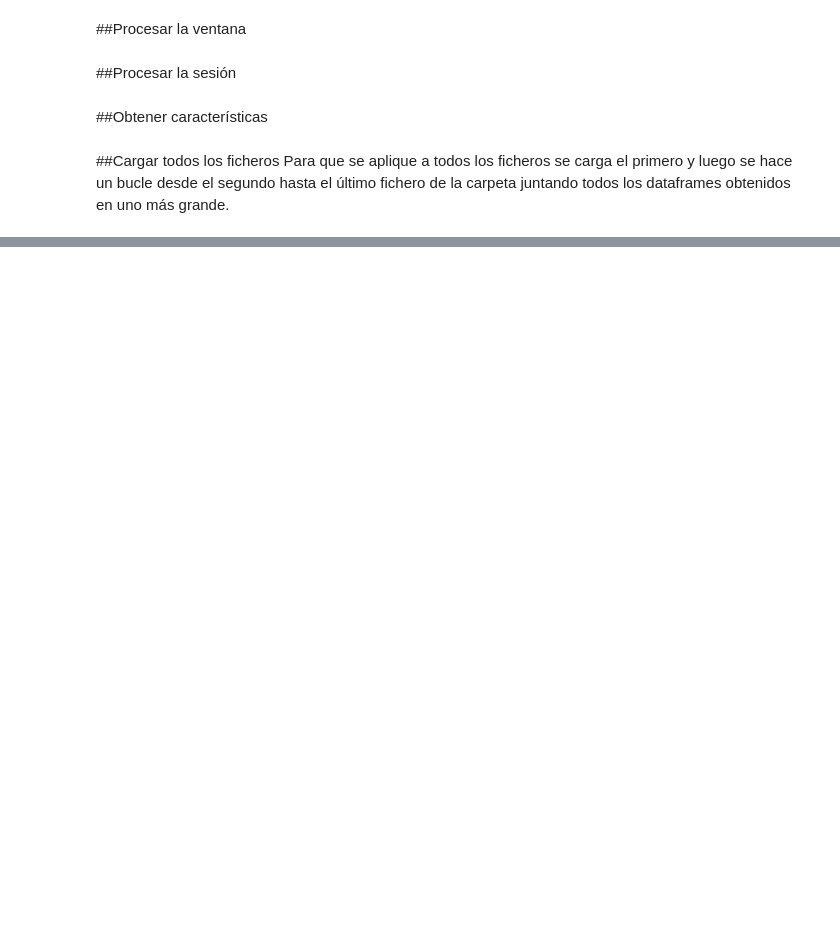
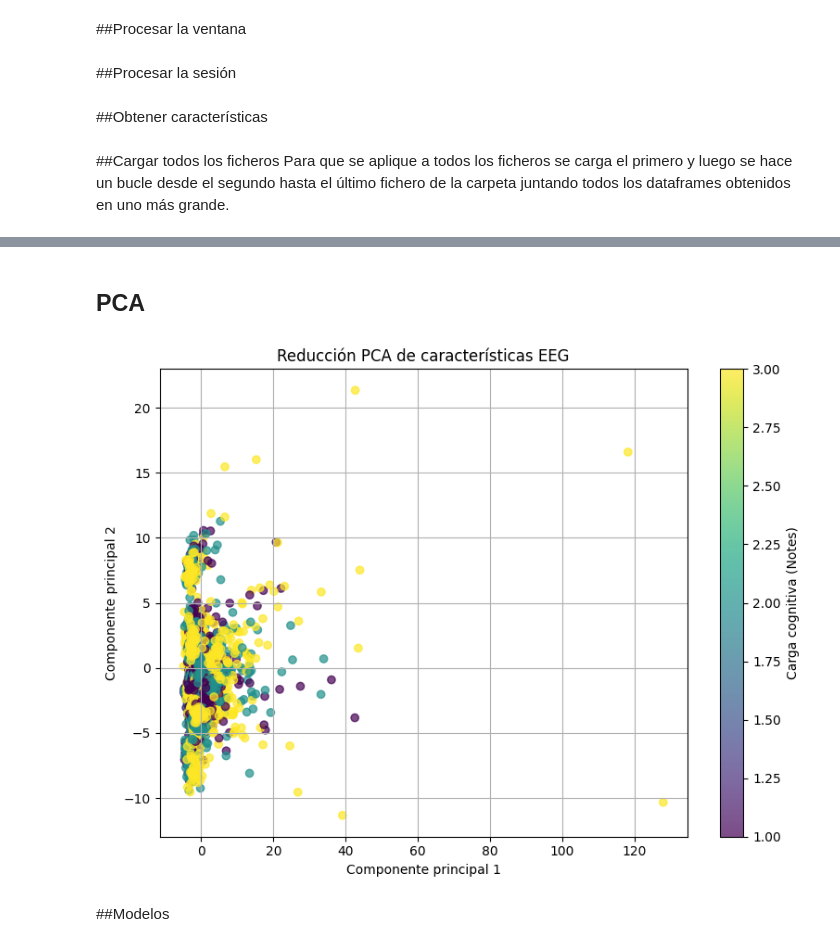
Before and after one commit to loleandote22/PruebasAprendizaje, a Jupyter notebook: Ejercicio.ipynb, the cells around one changed output, grey strips where cells are left out. Cells and saved outputs as stored; diff of their text form; code cells hidden in the pictures; blank space fills up the shorter version.

```diff
--- a/Ejercicio.ipynb
+++ b/Ejercicio.ipynb
@@ -74,13 +86,7 @@ def cargar_fichero(nombre_ficheroNBack, nombre_ficheroEEG):
 def unir (EEG_Data, NBack_Data):
   EEG_Data = EEG_Data.sort_values(by='Time')
   NBack_Data = NBack_Data.sort_values(by='Time')
-  aligned = pd.merge_asof(
-    EEG_Data, NBack_Data,
-    on='Time',
-    direction='nearest',
-    tolerance=0.002
-  )
-  aligned
+  aligned = pd.merge_asof(EEG_Data, NBack_Data, on='Time', direction='nearest', tolerance=0.002)
   return aligned
 # %% [markdown]
 ##Ventaneo
@@ -89,7 +96,7 @@ Se supone que las mediciones tienen una frecuencia de 256hz y se van a realizar
 # %%
 def ventaneo(datos):
   intervalo = 256
-  segundos  = 4
+  segundos  = 2
   ventana = segundos*intervalo
   ventanal = []
   indice = 0
@@ -163,9 +161,9 @@ Para que se aplique a todos los ficheros se carga el primero  y luego se hace un
 NBack_Data, EEG_Data = cargar_fichero("Data/NBack/NBack_1.csv","Data/NBack/EEG_1.csv")
 alineado = unir(EEG_Data, NBack_Data)
 resultado = pd.DataFrame(procesarSesion(alineado, NBack_Data))
-
 for i in range(2,19):
   NBack_Data, EEG_Data = cargar_fichero(f"Data/NBack/NBack_{i}.csv",f"Data/NBack/EEG_{i}.csv")
   alineado = unir(EEG_Data, NBack_Data)
   resultado = pd.concat([resultado, pd.DataFrame(procesarSesion(alineado, NBack_Data))], ignore_index=True)
-resultado
+X = resultado.drop(columns=["Notes"])
+y = resultado["Notes"]
@@ -233,0 +170,21 @@ alineado
+# %% [markdown]
+## PCA
+# %%
+scaler = StandardScaler()
+X_scaled = scaler.fit_transform(X)
+columnas = 50
+pca = PCA(n_components=columnas)
+X_pca = pca.fit_transform(X_scaled)
+plt.figure(figsize=(8, 6))
+scatter = plt.scatter(X_pca[:, 0], X_pca[:, 1], c=y, cmap="viridis", alpha=0.7)
+plt.xlabel("Componente principal 1")
+plt.ylabel("Componente principal 2")
+plt.title("Reducción PCA de características EEG")
+plt.colorbar(scatter, label="Carga cognitiva (Notes)")
+plt.grid(True)
+plt.tight_layout()
+plt.show()
+# %% [output]
+[figure, added]
+# %% [markdown]
+##Modelos
```
Also changed, not shown: parts of 12 cells of this notebook.
